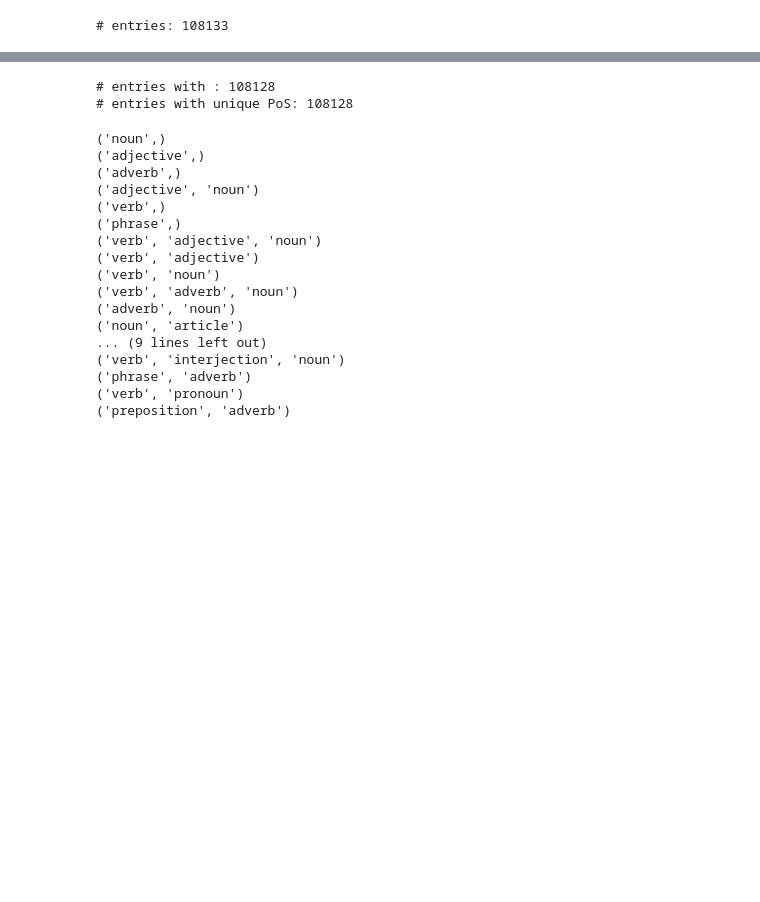
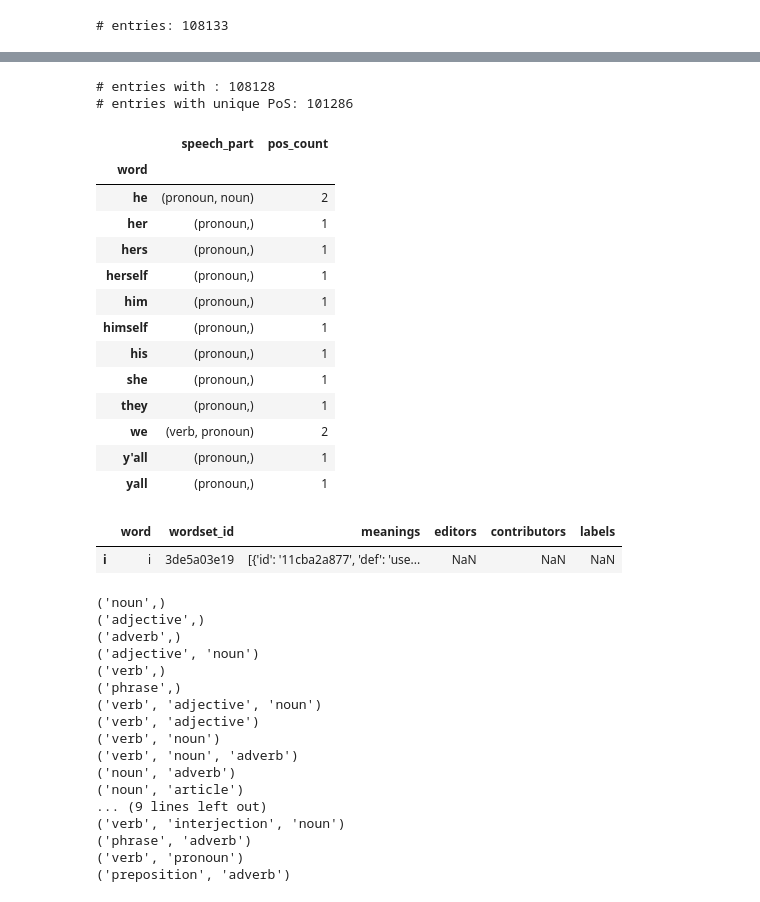
Before and after one commit to MarcusSalzer/wordset-words, a Jupyter notebook: look.ipynb, the cells around one changed output, grey strips where cells are left out. Cells and saved outputs as stored; diff of their text form; code cells hidden in the pictures; blank space fills up the shorter version.

```diff
--- a/look.ipynb
+++ b/look.ipynb
@@ -67,7 +67,4 @@ speech_parts = meanings_df.groupby("word")["speech_part"].apply(set).apply(tuple
 speech_parts = pd.DataFrame(speech_parts)
 
 # count possible PoS per word:
-speech_parts = speech_parts.assign(
-    pos_counts=speech_parts.groupby("word")["speech_part"].nunique()
-)
-display(speech_parts.head())
+speech_parts = speech_parts.assign(pos_count=speech_parts["speech_part"].apply(len))
@@ -82,7 +86,10 @@ display(speech_parts.head())
 # %%
-speech_parts_singles = speech_parts.filter(speech_parts.pos_counts == 1)
+speech_parts_singles = speech_parts.loc[speech_parts["pos_count"] == 1]
+speech_parts_singles = speech_parts_singles.assign(
+    speech_part=[x[0] for x in speech_parts_singles["speech_part"]]
+)
 print("# entries with :", len(speech_parts))
-print("# entries with unique PoS:", len(speech_parts_singles))  # problem!
+print("# entries with unique PoS:", len(speech_parts_singles))
 # %% [output]
 # entries with : 108128
-# entries with unique PoS: 108128
+# entries with unique PoS: 101286
@@ -89,3 +98,25 @@ print("# entries with unique PoS:", len(speech_parts_singles))  # problem!
+# %%
+speech_parts[speech_parts["speech_part"].apply(lambda t: "pronoun" in t)]
+# %% [output]
+|  | speech_part | pos_count |
+| word |  |  |
+| he | (pronoun, noun) | 2 |
+| her | (pronoun,) | 1 |
+| hers | (pronoun,) | 1 |
+| herself | (pronoun,) | 1 |
+| him | (pronoun,) | 1 |
+| himself | (pronoun,) | 1 |
+| his | (pronoun,) | 1 |
+| she | (pronoun,) | 1 |
+| they | (pronoun,) | 1 |
+| we | (verb, pronoun) | 2 |
+| y'all | (pronoun,) | 1 |
+| yall | (pronoun,) | 1 |
+# %%
+words_df.loc[words_df["word"] == "i"]
+# %% [output]
+|  | word | wordset_id | meanings | editors | contributors | labels |
+| i | i | 3de5a03e19 | [{'id': '11cba2a877', 'def': 'use... | NaN | NaN | NaN |
 # %%
 unique_pos_combis = speech_parts.speech_part.unique()
 for x in unique_pos_combis:
@@ -100,8 +131,8 @@ for x in unique_pos_combis:
 ('verb', 'adjective', 'noun')
 ('verb', 'adjective')
 ('verb', 'noun')
-('verb', 'adverb', 'noun')
-('adverb', 'noun')
+('verb', 'noun', 'adverb')
+('noun', 'adverb')
 ('noun', 'article')
 ... (9 lines left out)
 ('verb', 'interjection', 'noun')
```
Also changed, not shown: parts of 3 cells of this notebook.
